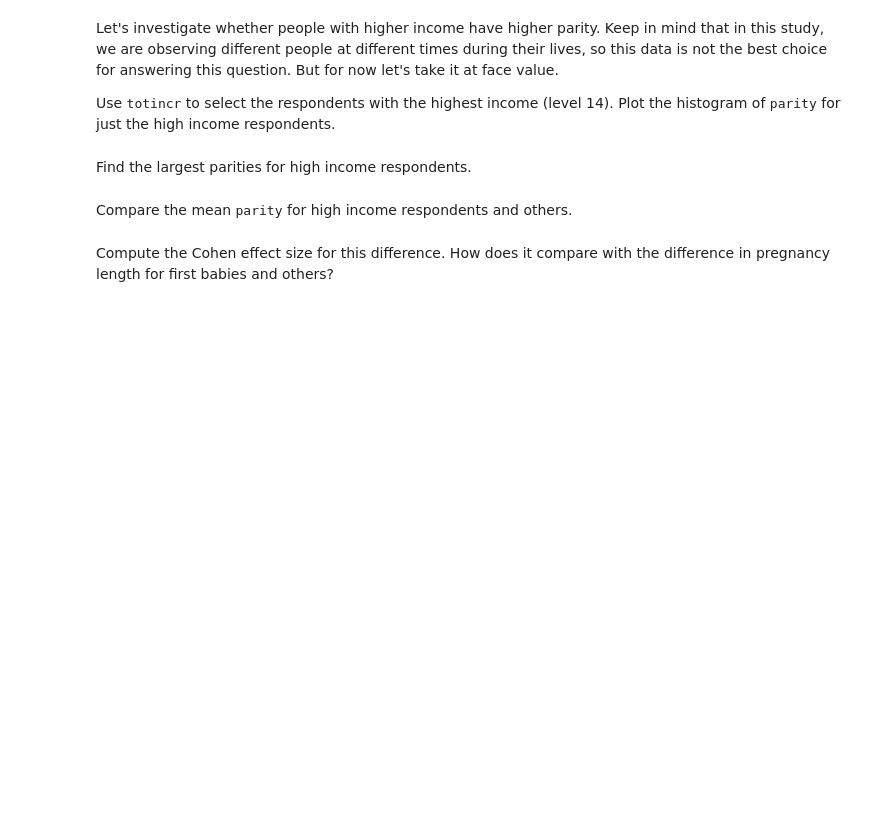
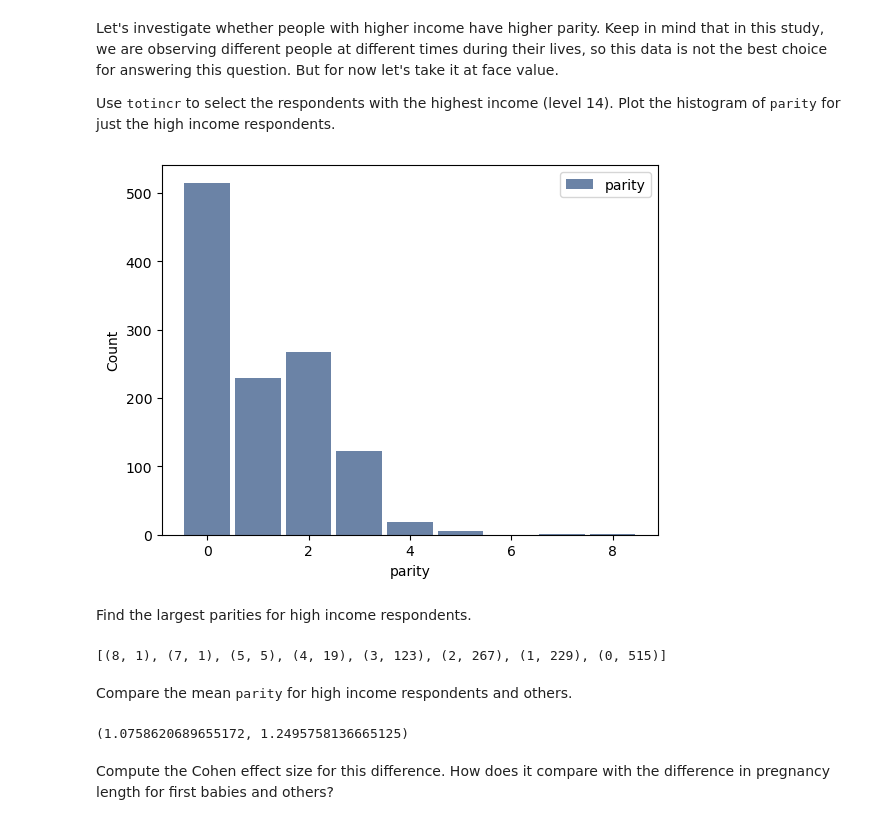
Before and after one commit to akhi08/Thinkstats2_exercise, a Jupyter notebook: Thinkstats/chap02ex.ipynb, the cells around one changed output. Drawn from its saved outputs; the diff is of its cells as text; code cells hidden in the pictures; blank space fills up the shorter version.

```diff
--- a/Thinkstats/chap02ex.ipynb
+++ b/Thinkstats/chap02ex.ipynb
@@ -358,9 +390,26 @@ Use Hist.Largest to find the largest values of <tt>parity</tt>.
 Let's investigate whether people with higher income have higher parity.  Keep in mind that in this study, we are observing different people at different times during their lives, so this data is not the best choice for answering this question.  But for now let's take it at face value.
 
 Use <tt>totincr</tt> to select the respondents with the highest income (level 14).  Plot the histogram of <tt>parity</tt> for just the high income respondents.
+# %%
+rich = resp[resp.totincr == 14]
+hist = thinkstats2.Hist(rich.parity)
+thinkplot.Hist(hist, label='parity')
+thinkplot.Config(xlabel='parity', ylabel='Count')
+# %% [output]
+[figure, added]
 # %% [markdown]
 Find the largest parities for high income respondents.
+# %%
+hist.Largest(10)
+# %% [output]
+[(8, 1), (7, 1), (5, 5), (4, 19), (3, 123), (2, 267), (1, 229), (0, 515)]
 # %% [markdown]
 Compare the mean <tt>parity</tt> for high income respondents and others.
+# %%
+
+not_rich = resp[resp.totincr < 14]
+rich.parity.mean(), not_rich.parity.mean()
+# %% [output]
+(1.0758620689655172, 1.2495758136665125)
 # %% [markdown]
 Compute the Cohen effect size for this difference.  How does it compare with the difference in pregnancy length for first babies and others?
```
Also changed, not shown: parts of 4 cells of this notebook, 1 other file.
